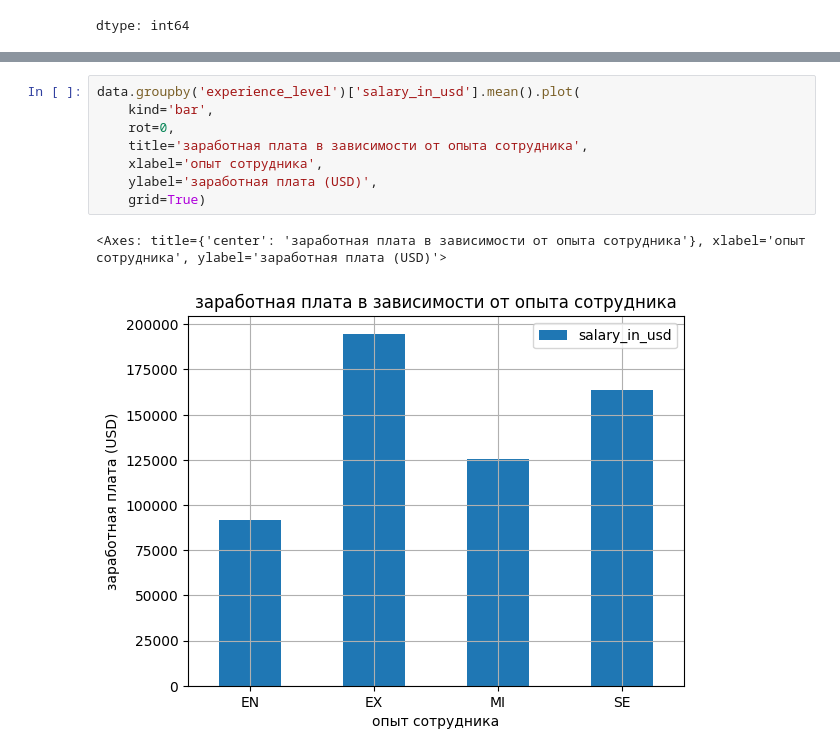
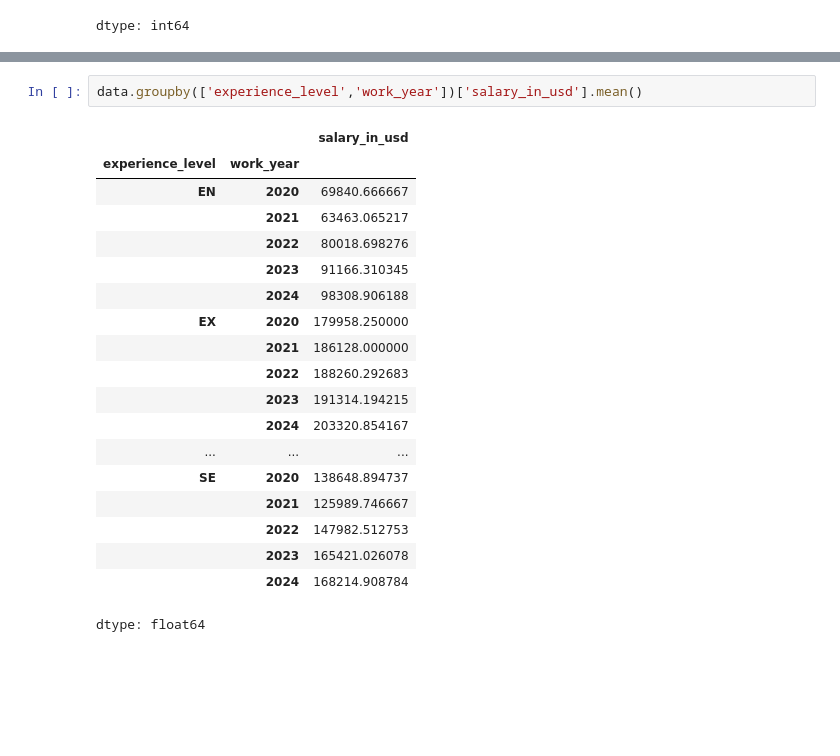
Before and after one commit to OnlySem/ITMO, a Jupyter notebook: задание_1.ipynb, the cells around one changed output, grey strips where cells are left out. Saved outputs shown, nothing was run; the diff lists cells and outputs as text; blank space fills up the shorter version.

```diff
--- a/задание_1.ipynb
+++ b/задание_1.ipynb
@@ -138,11 +128,22 @@ df['Pclass'].value_counts().plot(
-# %%
-data.groupby('experience_level')['salary_in_usd'].mean().plot(
-    kind='bar',
-    rot=0,
-    title='заработная плата в зависимости от опыта сотрудника',
-    xlabel='опыт сотрудника',
-    ylabel='заработная плата (USD)',
-    grid=True)
-# %% [output]
-<Axes: title={'center': 'заработная плата в зависимости от опыта сотрудника'}, xlabel='опыт сотрудника', ylabel='заработная плата (USD)'>
-[figure, removed]
+# %%
+data.groupby(['experience_level','work_year'])['salary_in_usd'].mean()
+# %% [output]
+|  |  | salary_in_usd |
+| experience_level | work_year |  |
+| EN | 2020 | 69840.666667 |
+|  | 2021 | 63463.065217 |
+|  | 2022 | 80018.698276 |
+|  | 2023 | 91166.310345 |
+|  | 2024 | 98308.906188 |
+| EX | 2020 | 179958.250000 |
+|  | 2021 | 186128.000000 |
+|  | 2022 | 188260.292683 |
+|  | 2023 | 191314.194215 |
+|  | 2024 | 203320.854167 |
+| ... | ... | ... |
+| SE | 2020 | 138648.894737 |
+|  | 2021 | 125989.746667 |
+|  | 2022 | 147982.512753 |
+|  | 2023 | 165421.026078 |
+|  | 2024 | 168214.908784 |
+dtype: float64
```
Also changed, not shown: parts of 4 cells of this notebook.
